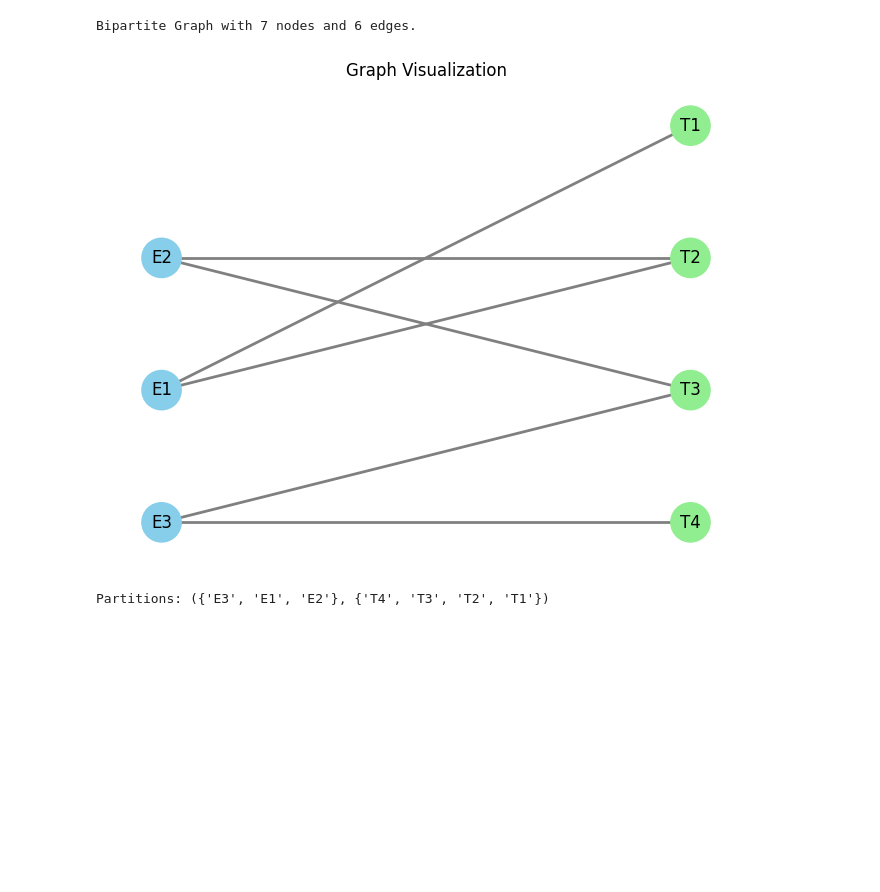
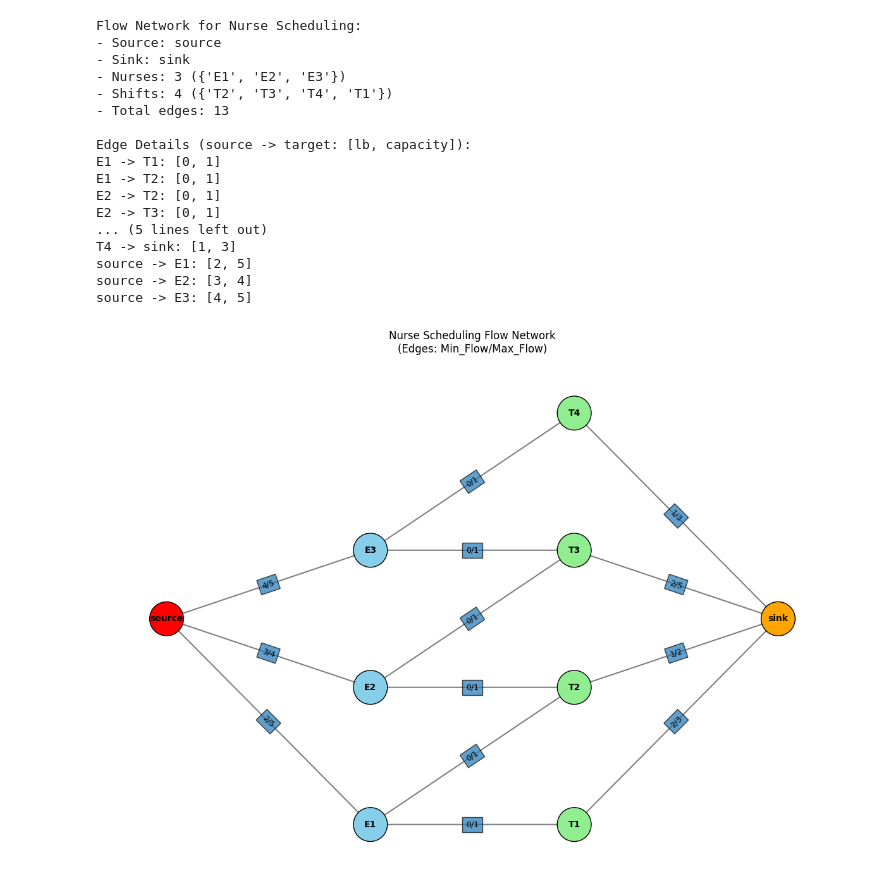
Before and after one commit to romuloAMR/NSP, a Jupyter notebook: src/main.ipynb, the cells around one changed output. Cells and saved outputs as stored; diff of their text form; code cells hidden in the pictures; blank space fills up the shorter version.

```diff
--- a/src/main.ipynb
+++ b/src/main.ipynb
@@ -1,18 +1,38 @@
 # %%
 from nsp_solver import NurseScheduling
 # %%
-if __name__ == "__main__":
-    enfermeiras = ["E1", "E2", "E3"]
-    turnos = ["T1", "T2", "T3", "T4"]
-    arestas = [("E1", "T1"), ("E1", "T2"), ("E2", "T2"), ("E2", "T3"), ("E3", "T3"), ("E3", "T4")]
+enfermeiras = ["E1", "E2", "E3"]
+limite_plantoes_por_enfermeiro = [(2,5), (3,4), (4,5)]
+turnos = ["T1", "T2", "T3", "T4"]
+limite_enfermeiros_por_turno = [(2,3), (1,2), (2,5), (1,3)]
+arcos = [("E1", "T1"), ("E1", "T2"), ("E2", "T2"), ("E2", "T3"), ("E3", "T3"), ("E3", "T4")]
 
-    scheduler = NurseScheduling(top_nodes=enfermeiras, bottom_nodes=turnos, edges=arestas)
+scheduler = NurseScheduling(
+    nurses=enfermeiras,
+    shifts=turnos,
+    edges=arcos,
+    nurse_limits=limite_plantoes_por_enfermeiro,
+    shift_limits=limite_enfermeiros_por_turno
+)
 
-    print(scheduler.info())
-    scheduler.show()
-
-    print("Partitions:", scheduler.get_partitions())
+print(scheduler.info())
+scheduler.show()
 # %% [output]
-Bipartite Graph with 7 nodes and 6 edges.
+Flow Network for Nurse Scheduling:
+- Source: source
+- Sink: sink
+- Nurses: 3 ({'E1', 'E2', 'E3'})
+- Shifts: 4 ({'T2', 'T3', 'T4', 'T1'})
+- Total edges: 13
+
+Edge Details (source -> target: [lb, capacity]):
+E1 -> T1: [0, 1]
+E1 -> T2: [0, 1]
+E2 -> T2: [0, 1]
+E2 -> T3: [0, 1]
+... (5 lines left out)
+T4 -> sink: [1, 3]
+source -> E1: [2, 5]
+source -> E2: [3, 4]
+source -> E3: [4, 5]
-[figure, old version]
+[figure, new version]
-Partitions: ({'E3', 'E1', 'E2'}, {'T4', 'T3', 'T2', 'T1'})
```
Also changed, not shown: 1 other file.
